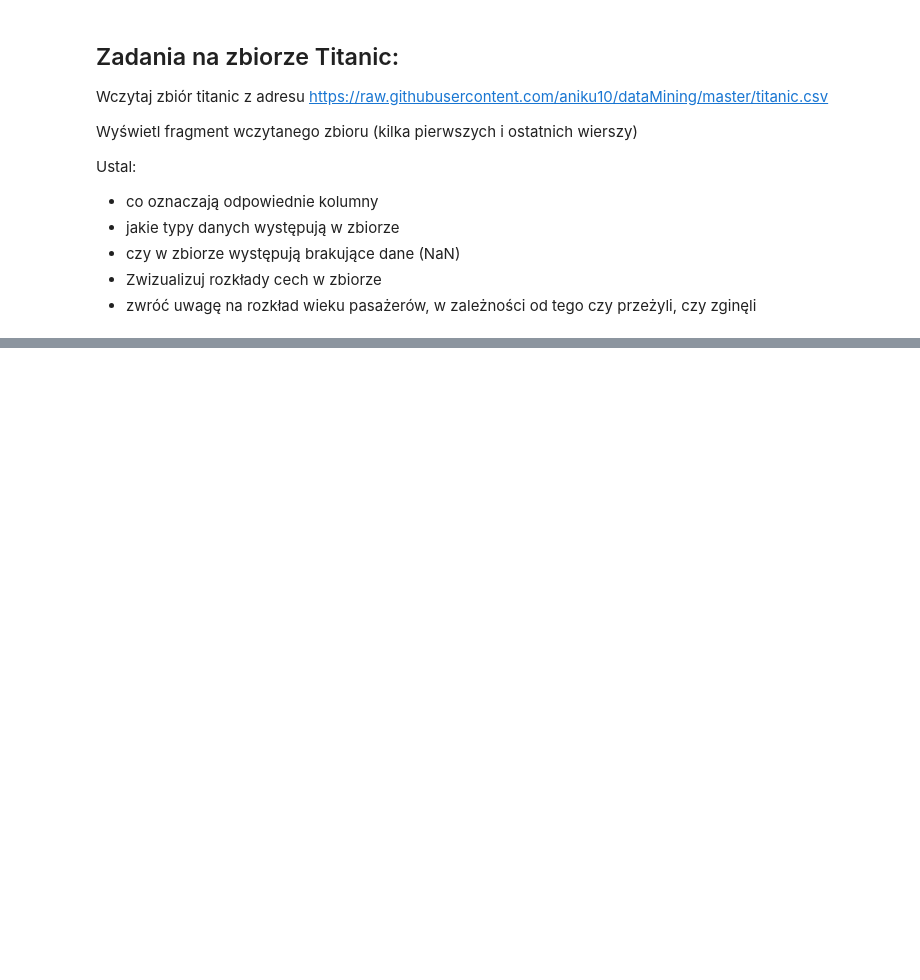
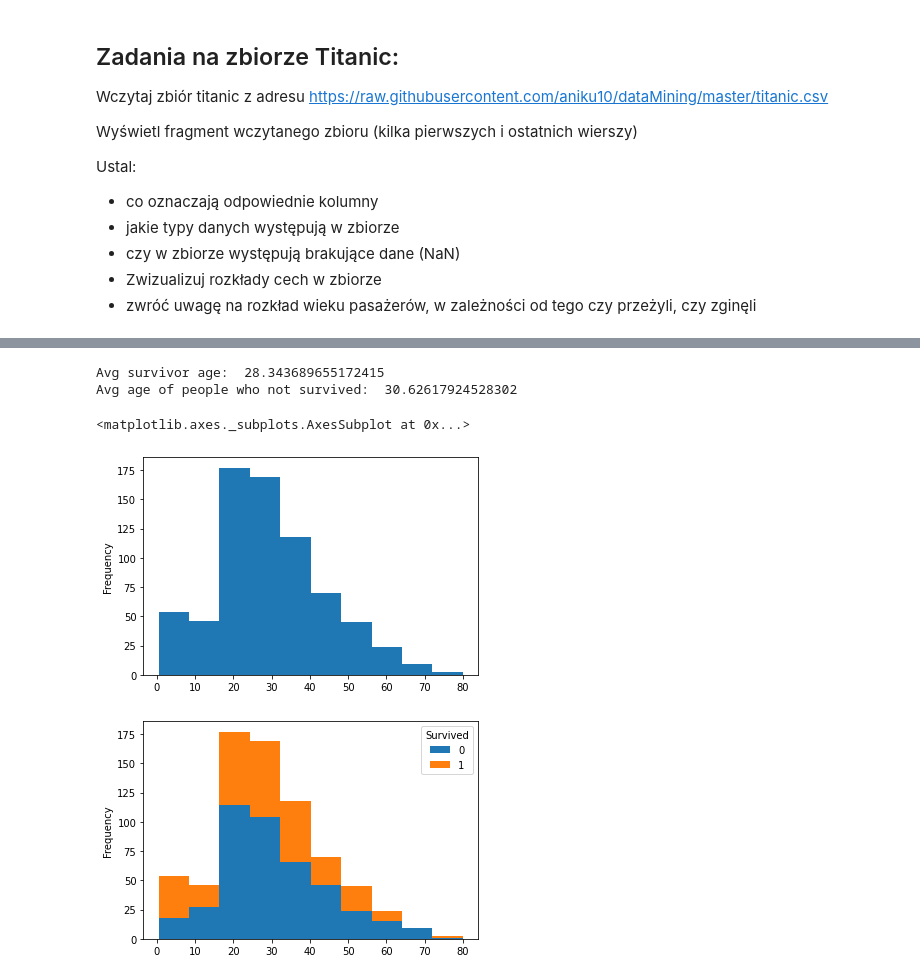
Before and after one commit to lynxoo/dmi_ue_wro, a Jupyter notebook: lab-1.ipynb, the cells around one changed output, grey strips where cells are left out. Drawn from its saved outputs; the diff is of its cells as text; code cells hidden in the pictures; blank space fills up the shorter version.

```diff
--- a/lab-1.ipynb
+++ b/lab-1.ipynb
@@ -24,0 +181,16 @@ Ustal:
+# %%
+survived = titanic_data_set[titanic_data_set['Survived'] == 1]
+not_survived = titanic_data_set[titanic_data_set['Survived'] == 0]
+
+avg_survived_age = survived['Age'].mean()
+avg_not_survived_age = not_survived['Age'].mean()
+print('Avg survivor age: ', avg_survived_age)
+print('Avg age of people who not survived: ', avg_not_survived_age)
+titanic_data_set.Age.plot(kind = 'hist')
+titanic_data_set.pivot(columns='Survived').Age.plot(kind = 'hist', stacked=True)
+# %% [output]
+Avg survivor age:  28.343689655172415
+Avg age of people who not survived:  30.62617924528302
+<matplotlib.axes._subplots.AxesSubplot at 0x...>
+[figure, added]
+[figure, added]
```
Also changed, not shown: parts of 14 cells of this notebook.
